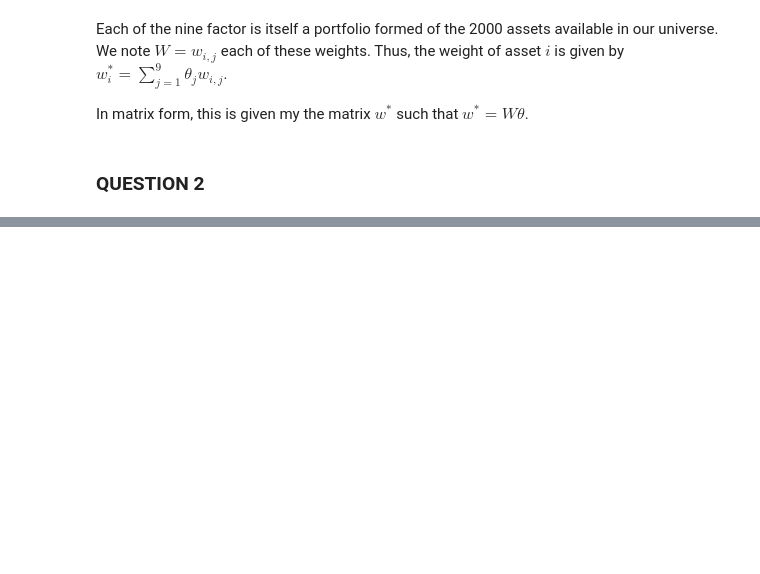
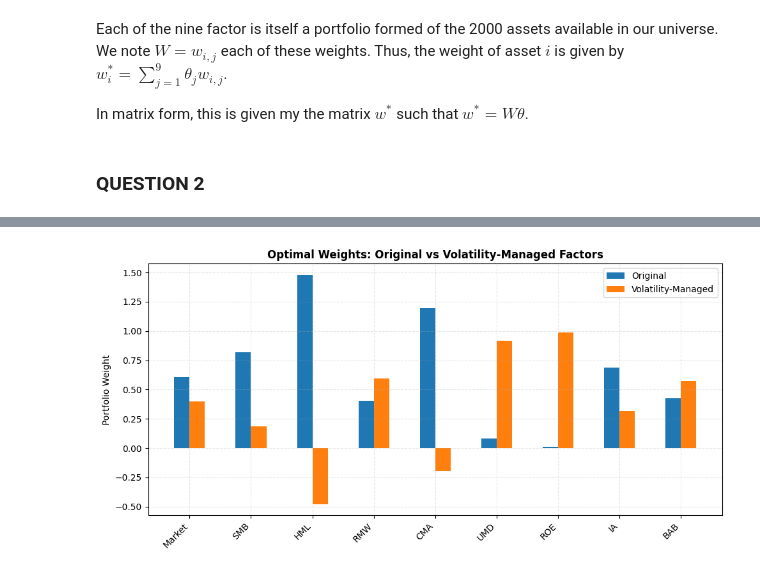
Before and after one commit to MarienRossiBenedetti/QuantPortfolioManagement, a Jupyter notebook: Assignment_4/assignment_4.ipynb, the cells around one changed output, grey strips where cells are left out. Drawn from its saved outputs; the diff is of its cells as text; code cells hidden in the pictures; blank space fills up the shorter version.

```diff
--- a/Assignment_4/assignment_4.ipynb
+++ b/Assignment_4/assignment_4.ipynb
@@ -160,3 +161,7 @@ Each of the nine factor is itself a portfolio formed of the 2000 assets availabl
 In matrix form, this is given my the matrix $w^*$ such that $w^* = W\theta$.
 # %% [markdown]
 ### **QUESTION 2**
+# %%
+window = 120    # Estimation window of 120 months
+start_date = '1977-01-01'
+end_date = '2020-12-01'
@@ -162,0 +186,13 @@ In matrix form, this is given my the matrix $w^*$ such that $w^* = W\theta$.
+# %%
+# Computation of the raw volatility-scaled factors
+vol_12m = facts.rolling(window=12).std().shift(1)
+facts_scaled_raw = (1 / (vol_12m ** 2)) * facts
+facts_scaled_raw = facts_scaled_raw[start_date:end_date]
+
+# Calculation of c factor
+c = facts[start_date:end_date].std() / facts_scaled_raw[start_date:end_date].std()
+
+# Infer volatlity-scaled factor
+facts_scaled = c * facts_scaled_raw
+facts_scaled = facts_scaled.dropna()
+facts_scaled.head()
@@ -162,0 +247,25 @@ In matrix form, this is given my the matrix $w^*$ such that $w^* = W\theta$.
+# %%
+# VISUALTISATION
+original_w = weights['original']
+timed_w    = weights['timed']
+
+factors = weights.index
+x = np.arange(len(factors))     # position sur l’axe X
+width = 0.25                   # largeur de chaque barre
+
+plt.figure(figsize=(10,5))
+
+# Bars côte-à-côte
+plt.bar(x - width/2, original_w,  width, label="Original")
+plt.bar(x + width/2, timed_w,     width, label="Volatility-Managed")
+
+# Labels
+plt.xticks(x, factors, rotation=45, ha='right')
+plt.ylabel("Portfolio Weight")
+plt.title("Optimal Weights: Original vs Volatility-Managed Factors")
+plt.legend()
+
+plt.tight_layout()
+plt.show()
+# %% [output]
+[figure, added]
```
Also changed, not shown: parts of 11 cells of this notebook.
